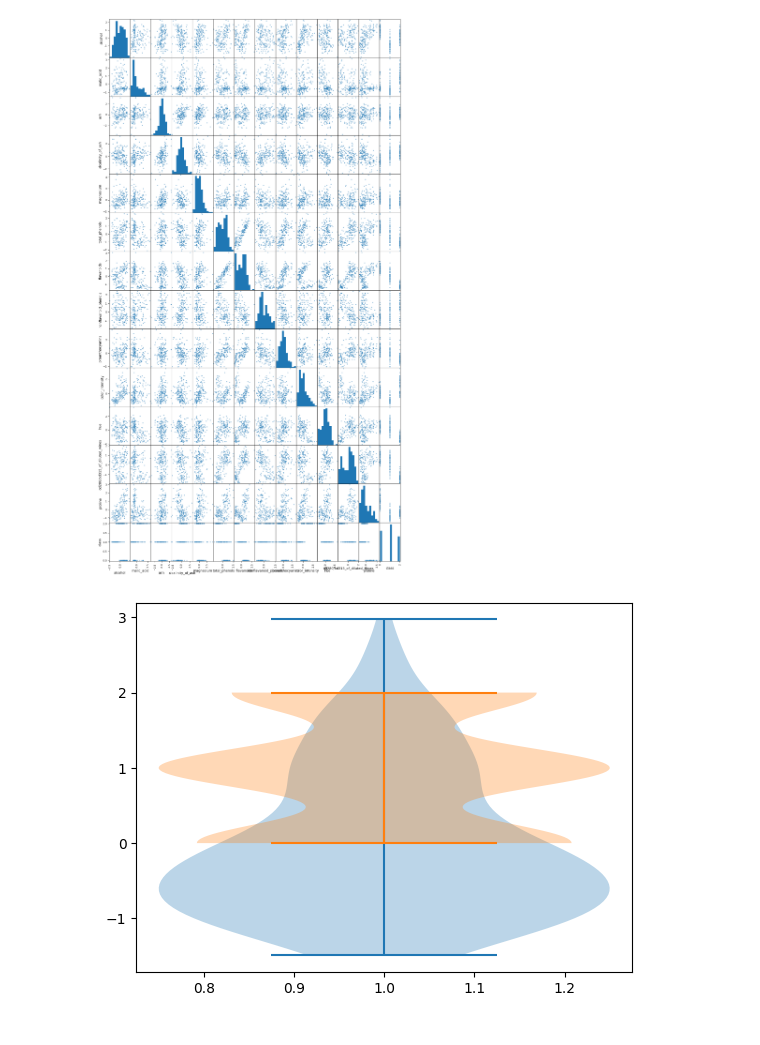
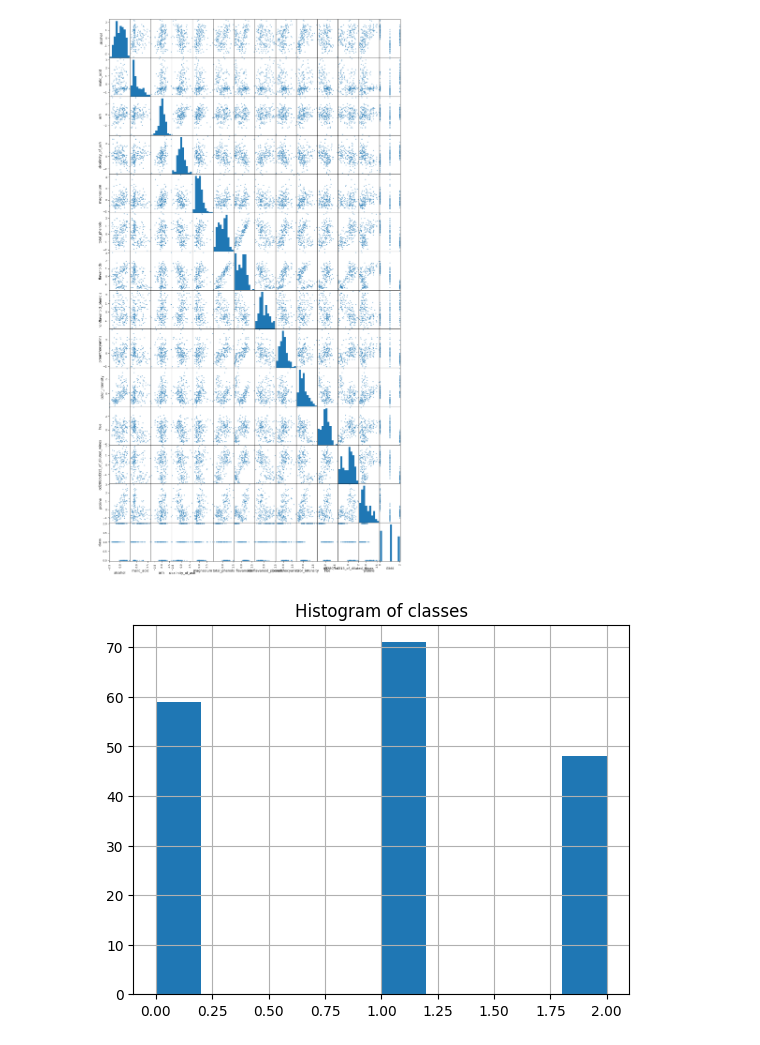
Before and after one commit to Prashant-Bista/SVM, a Jupyter notebook: wine_class.ipynb, the cells around one changed output. Drawn from its saved outputs; the diff is of its cells as text; code cells hidden in the pictures.

```diff
--- a/wine_class.ipynb
+++ b/wine_class.ipynb
@@ -93,9 +93,10 @@ array([[<Axes: xlabel='alcohol', ylabel='alcohol'>,
         <Axes: xlabel='proline', ylabel='class'>,
         <Axes: xlabel='class', ylabel='class'>]], dtype=object)
 [figure]
-# %%
-plt.violinplot(X_scaled["proline"])
-plt.violinplot(X_scaled["class"])
-plt.show()
-# %% [output]
-[figure, removed]
+# %%
+plt.hist(X_scaled["class"])
+plt.title("Histogram of classes")
+plt.grid()
+plt.show()
+# %% [output]
+[figure, added]
```
Also changed, not shown: parts of 14 cells of this notebook, 2 other files.
